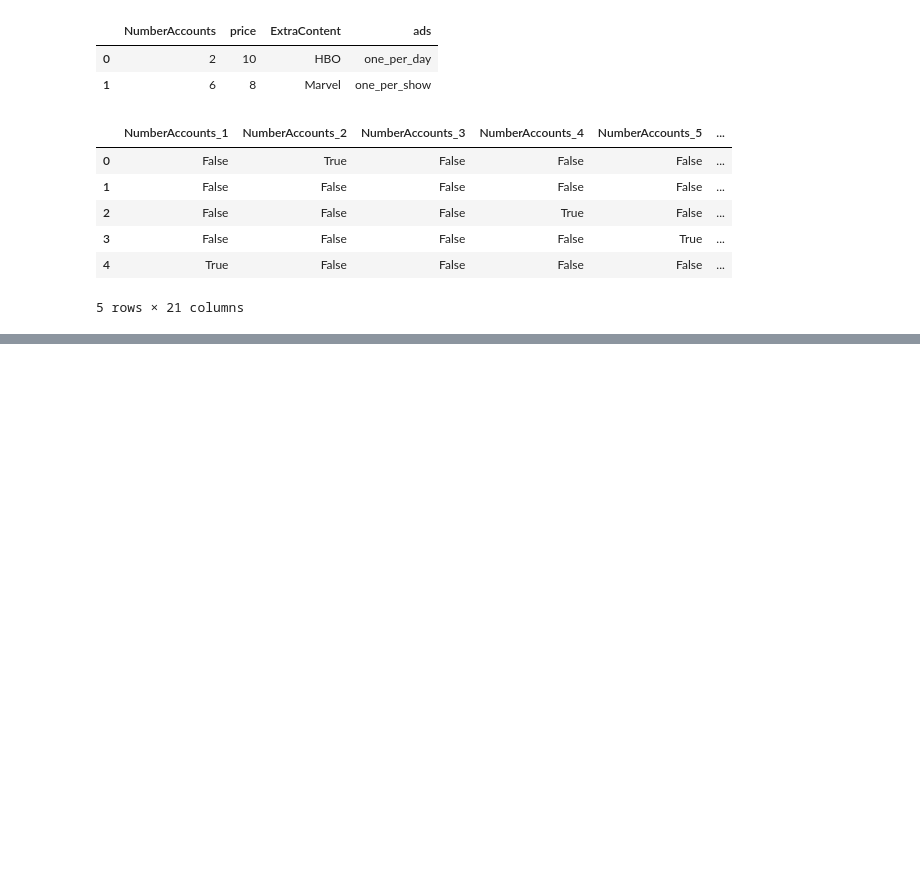
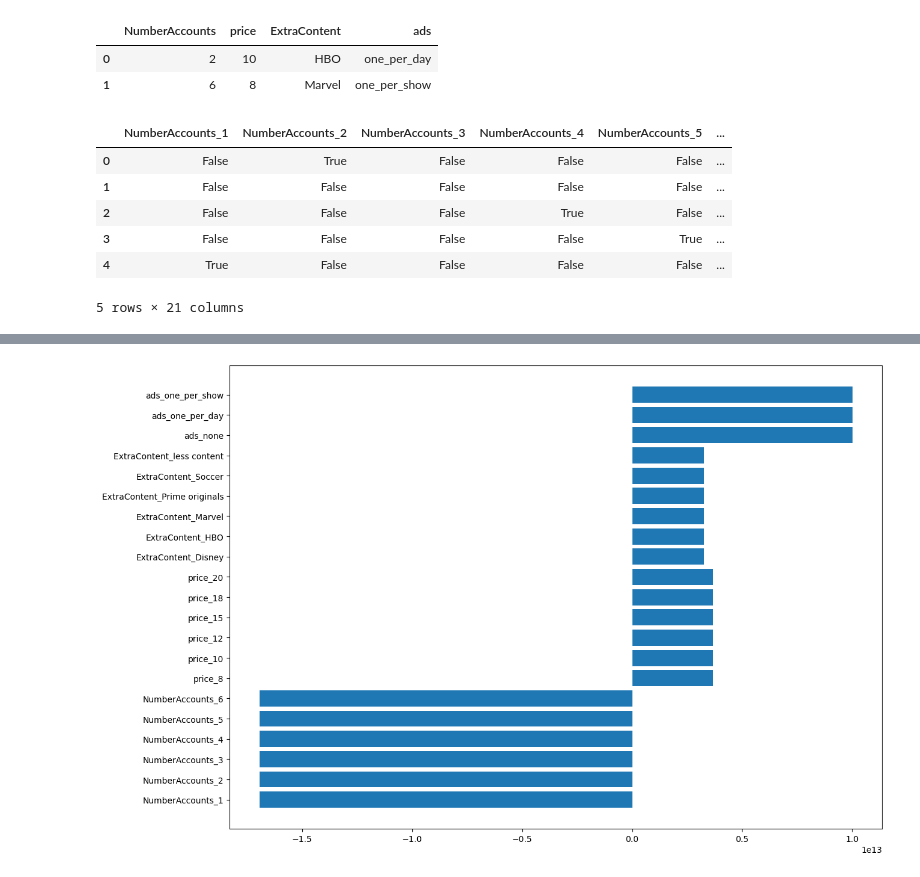
Before and after one commit to Victor-Johnson/Conjoint-Analysis, a Jupyter notebook: analysis.ipynb, the cells around one changed output, grey strips where cells are left out. Drawn from its saved outputs; the diff is of its cells as text; code cells hidden in the pictures; blank space fills up the shorter version.

Commit message:
Applied Regression Model

```diff
--- a/analysis.ipynb
+++ b/analysis.ipynb
@@ -40,0 +45,9 @@ X_dummy.head()
+# %%
+# Build the Regression Model
+model = sm.GLM(y,
+               X_dummy,
+              family = sm.families.Binomial()).fit()
+
+
+
+model.summary()
@@ -40,0 +83,6 @@ X_dummy.head()
+# %%
+# Creating  a Dataframe with the result
+df_result = pd.DataFrame({'param_name':model.params.keys(),
+                         'partworth':model.params.values,
+                         'pval':model.pvalues})
+df_result
@@ -40,0 +107,11 @@ X_dummy.head()
+# %%
+# Plotting the Partworth
+f,ax = plt.subplots(figsize=(14,10))
+values = df_result.partworth
+xbar = np.arange(len(values))
+plt.barh(xbar,
+         values)
+plt.yticks(xbar,labels=df_result['param_name'])
+plt.show()
+# %% [output]
+[figure, added]
```
Also changed, not shown: parts of 5 cells of this notebook.
